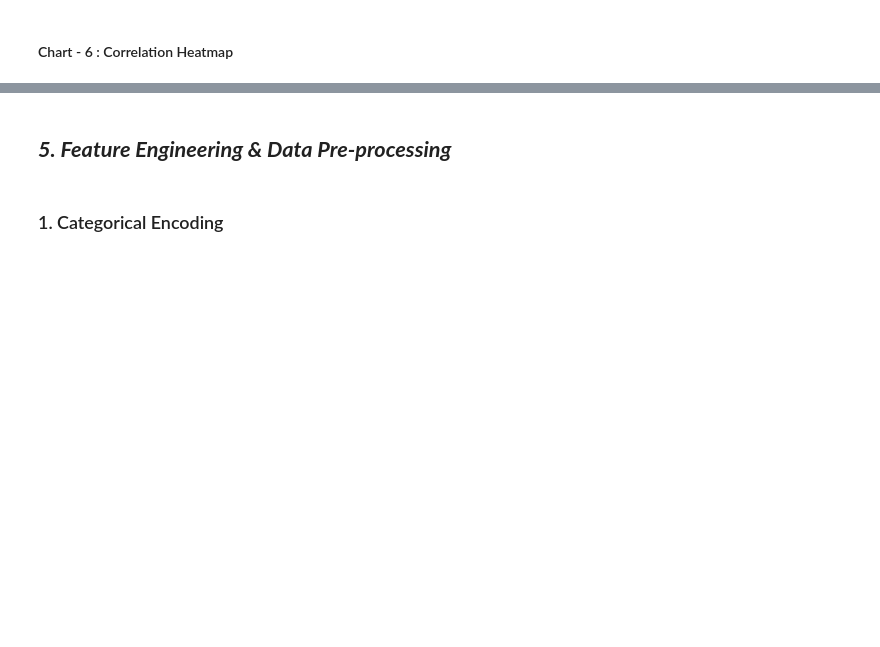
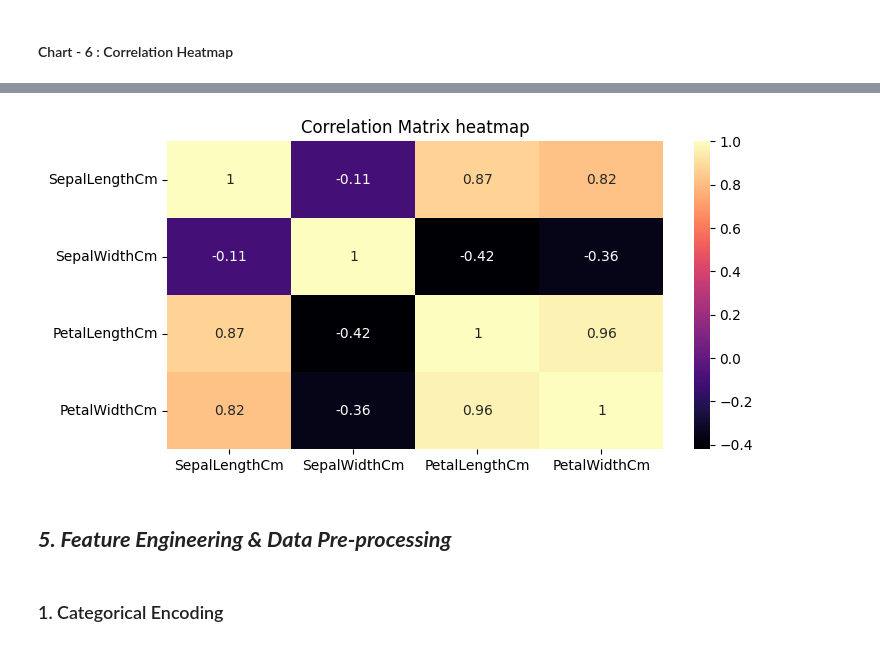
Before and after one commit to Shashank-3002/AI-ML, a Jupyter notebook: Exercies/Iris_Flower_Classification.ipynb, the cells around one changed output, grey strips where cells are left out. Saved outputs shown, nothing was run; the diff lists cells and outputs as text; code cells hidden in the pictures; blank space fills up the shorter version.

```diff
--- a/Exercies/Iris_Flower_Classification.ipynb
+++ b/Exercies/Iris_Flower_Classification.ipynb
@@ -285,16 +379,18 @@ plt.show()
 # %%
 # Correlation Heatmap Visualization Code
-corr_matrix = data.corr()
+corr_matrix = data.corr(numeric_only=True)
 
 # Plot Heatmap
 plt.figure(figsize=(8, 4))
 sns.heatmap(corr_matrix, annot=True, cmap='magma')
 
 # Setting Labels
 plt.title('Correlation Matrix heatmap')
 
 # Display Chart
 plt.show()
+# %% [output]
+[figure, added]
 # %% [markdown]
 ## ***5. Feature Engineering & Data Pre-processing***
 # %% [markdown]
```
Also changed, not shown: parts of 63 cells of this notebook, 1 other file.
